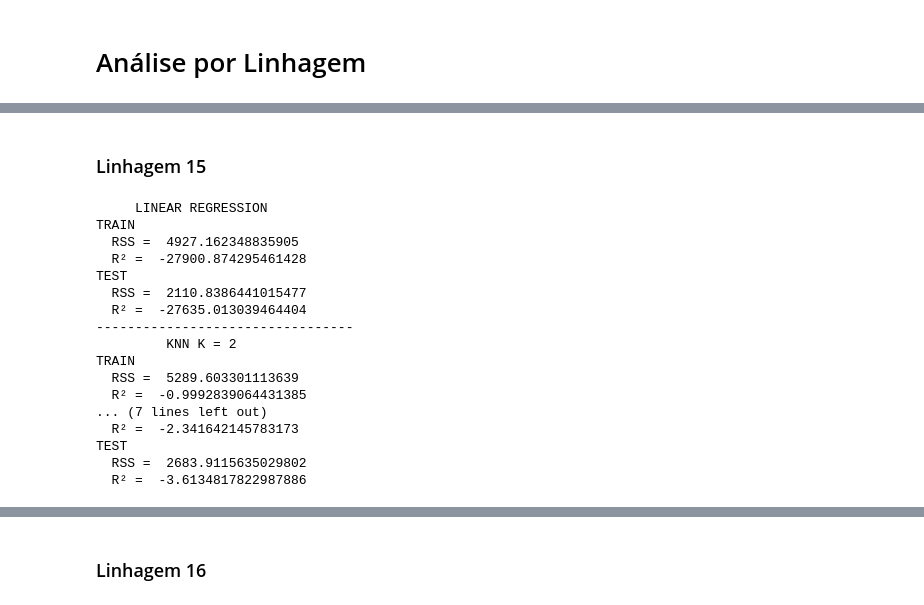
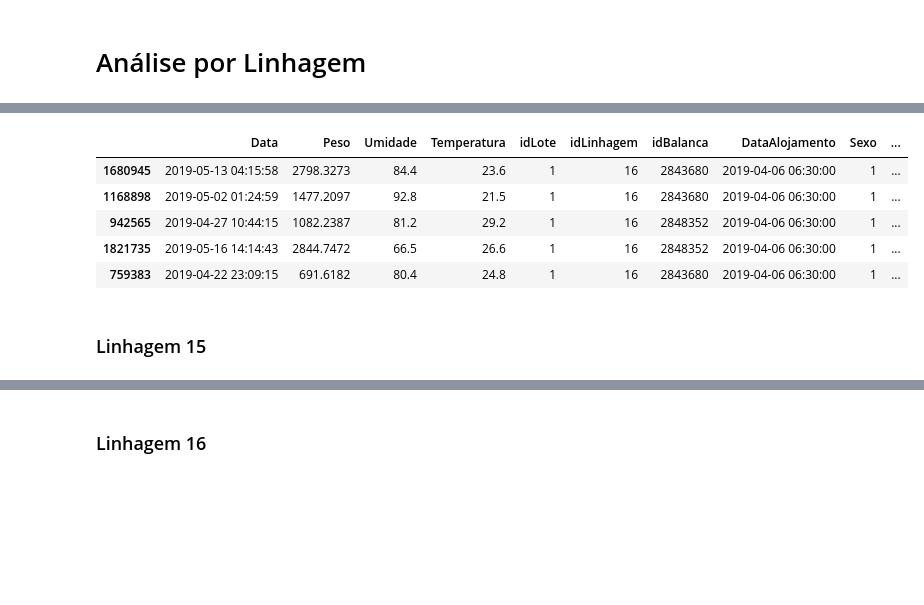
Before and after one commit to advinstai/Aprendizagem-estatistica-regressao, a Jupyter notebook: Exercicio-regressao/Agrisolus Regressão Linear - Gabriela.ipynb, the cells around one changed output, grey strips where cells are left out. Saved outputs shown, nothing was run; the diff lists cells and outputs as text; code cells hidden in the pictures; blank space fills up the shorter version.

```diff
--- a/Exercicio-regressao/Agrisolus Regressão Linear - Gabriela.ipynb
+++ b/Exercicio-regressao/Agrisolus Regressão Linear - Gabriela.ipynb
@@ -144,46 +174,11 @@ ag16 = ag16[['Idade','Umidade','Temperatura','Peso']]
+# %%
+ag16.head()
+# %% [output]
+|  | Data | Peso | Umidade | Temperatura | idLote | idLinhagem | idBalanca | DataAlojamento | Sexo | ... |
+| 1680945 | 2019-05-13 04:15:58 | 2798.3273 | 84.4 | 23.6 | 1 | 16 | 2843680 | 2019-04-06 06:30:00 | 1 | ... |
+| 1168898 | 2019-05-02 01:24:59 | 1477.2097 | 92.8 | 21.5 | 1 | 16 | 2843680 | 2019-04-06 06:30:00 | 1 | ... |
+| 942565 | 2019-04-27 10:44:15 | 1082.2387 | 81.2 | 29.2 | 1 | 16 | 2848352 | 2019-04-06 06:30:00 | 1 | ... |
+| 1821735 | 2019-05-16 14:14:43 | 2844.7472 | 66.5 | 26.6 | 1 | 16 | 2848352 | 2019-04-06 06:30:00 | 1 | ... |
+| 759383 | 2019-04-22 23:09:15 | 691.6182 | 80.4 | 24.8 | 1 | 16 | 2843680 | 2019-04-06 06:30:00 | 1 | ... |
 # %% [markdown]
 ### Linhagem 15
-# %%
-X = ag15.loc[:,['Idade','Umidade','Temperatura']]
-Y = ag15.loc[:,['Peso']]
-
-scaler = MinMaxScaler()
-scaler.fit(Y)
-Y = scaler.transform(Y)
-
-X_train, X_test = train_test_split(X, test_size=0.30, shuffle=True)
-Y_train, Y_test = train_test_split(Y, test_size=0.30, shuffle=True)
-
-l = calc_rss_r2("linear", X_train, Y_train, X_test, Y_test)
-print("     LINEAR REGRESSION")
-print("TRAIN\n  RSS = ",l[0],"\n  R² = ",l[1],"\nTEST\n  RSS = ",l[2],"\n  R² = ",l[3])
-
-print("---------------------------------")
-
-print("         KNN K = 2")
-k = calc_rss_r2("knn", X_train, Y_train, X_test, Y_test)
-print("TRAIN\n  RSS = ",k[0],"\n  R² = ",k[1],"\nTEST\n  RSS = ",k[2],"\n  R² = ",k[3])
-
-print("---------------------------------")
-
-print("         TREE")
-t = calc_rss_r2("tree", X_train, Y_train, X_test, Y_test)
-print("TRAIN\n  RSS = ",t[0],"\n  R² = ",t[1],"\nTEST\n  RSS = ",t[2],"\n  R² = ",t[3])
-# %% [output]
-     LINEAR REGRESSION
-TRAIN
-  RSS =  4927.162348835905
-  R² =  -27900.874295461428
-TEST
-  RSS =  2110.8386441015477
-  R² =  -27635.013039464404
----------------------------------
-         KNN K = 2
-TRAIN
-  RSS =  5289.603301113639
-  R² =  -0.9992839064431385
-... (7 lines left out)
-  R² =  -2.341642145783173
-TEST
-  RSS =  2683.9115635029802
-  R² =  -3.6134817822987886
```
Also changed, not shown: parts of 35 cells of this notebook.
